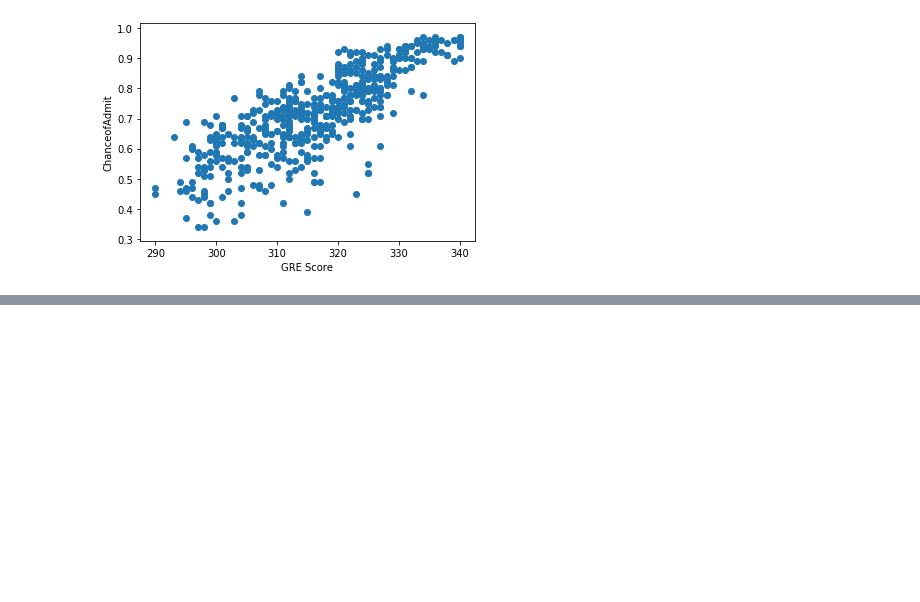
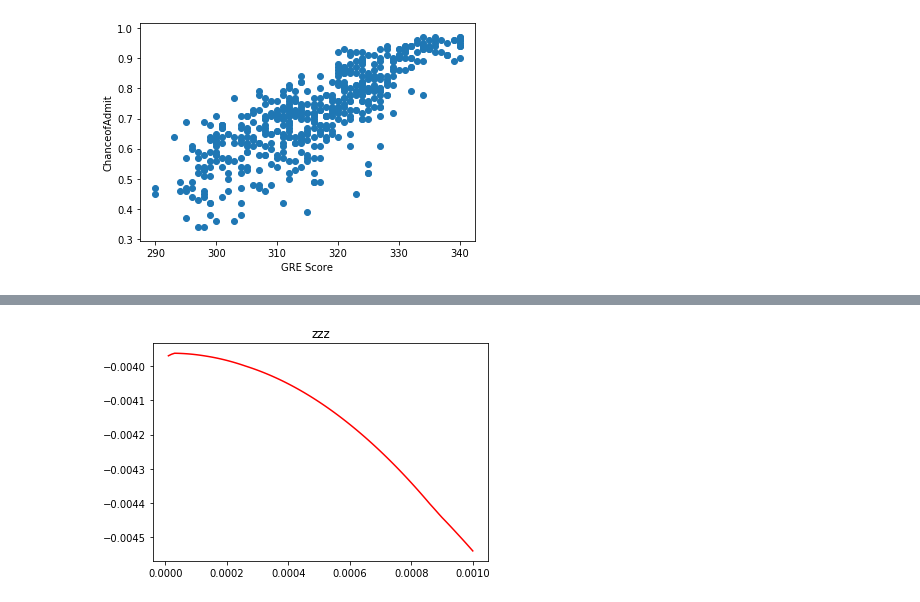
Before and after one commit to kimjungwow/MAS480-Mathematical-Foundation-for-Artifical-Intelligence, a Jupyter notebook: graduateAdmission.ipynb, the cells around one changed output, grey strips where cells are left out. Cells and saved outputs as stored; diff of their text form; code cells hidden in the pictures; blank space fills up the shorter version.

Commit message:
Add -mse graph

```diff
--- a/graduateAdmission.ipynb
+++ b/graduateAdmission.ipynb
@@ -20,18 +25,3 @@ plt.xlabel('GRE Score')
 plt.show()
 # %% [output]
 [figure]
-# %%
-df_train_drop = df_train_ori.drop('ChanceofAdmit',1)
-X = df_train_drop.values
-y = df_train_ori.ChanceofAdmit.values
-colnames = df_train_drop.columns
-kf = KFold(n_splits=5)
-#kf.get_n_splits(X)
-print(kf)
-clf = Lasso(alpha=0.006)
-scores=cross_val_score(clf,X,y,cv=kf)
-print(scores)
-clf = LinearRegression()
-scores=cross_val_score(clf,X,y,cv=kf)
-print(scores)
-print(colnames[0])
@@ -42,0 +46,62 @@ GRE Score
+# %%
+df_train_drop = df_train_ori.drop('ChanceofAdmit',1)
+X = df_train_drop.values
+y = df_train_ori.ChanceofAdmit.values
+#print(X)
+X_normalized = preprocessing.normalize(X, norm='l2')
+#X_normalized = preprocessing.normalize(X, norm='l2')
+#print(X_normalized)
+colnames = df_train_drop.columns
+kf = KFold(n_splits=5)
+#kf.get_n_splits(X)
+print(kf)
+alpha_value=0.00001
+max_score=0
+max_score_alpha=0
+alpha_valueArr = np.array([])
+scoreArr = np.array([])
+while alpha_value<0.007:
+    scaler = StandardScaler()
+
+
+
+    clf = Lasso(alpha=alpha_value,normalize=True)
+
+    scores=cross_val_score(clf,X,y,scoring='neg_mean_squared_error',cv=kf)
+
+    if max_score>np.mean(scores):
+        max_score=np.mean(scores)
+        max_score_alpha=alpha_value
+    alpha_valueArr = np.concatenate((alpha_valueArr, np.array([alpha_value])), axis=0)
+    scoreArr = np.concatenate((scoreArr, np.array([np.mean(scores)])), axis=0)
+
+    round(alpha_value,5)
+    #print(alpha_value, scores, np.mean(scores))
+    alpha_value += 0.00001
+    #if np.max(scores)<0:
+        #break
+
+print('max: ',max_score, max_score_alpha)
+#lasso = Lasso(alpha=max_score_alpha, normalize=True)
+
+# Fit the regressor to the data
+#lasso.fit(X,y)
+
+#print(lasso.coef_)
+    #print(scores, np.mean(scores))
+clf = LinearRegression()
+scores=cross_val_score(clf,X,y,cv=kf)
+print(np.mean(scores))
+print(colnames[0])
+#print(alpha_valueArr.size, alpha_valueArr)
+import sys
+#np.set_printoptions(threshold=sys.maxsize)
+#print(scoreArr.size, scoreArr)
+
+#for x in range(df_train_drop.shape[1]):
+ #   plt.plot(lambdaArr[firstNonZeroIndex:lastIndex],lassoCoefArr[x][firstNonZeroIndex:lastIndex],colors[x], label=colnames[x])
+plt.title('zzz')
+
+plt.plot(alpha_valueArr[0:100],scoreArr[0:100],'r')
+plt.show()
+# %% [output]
@@ -42,0 +112 @@ GRE Score
+[figure, added]
```
Also changed, not shown: parts of 17 cells of this notebook.
